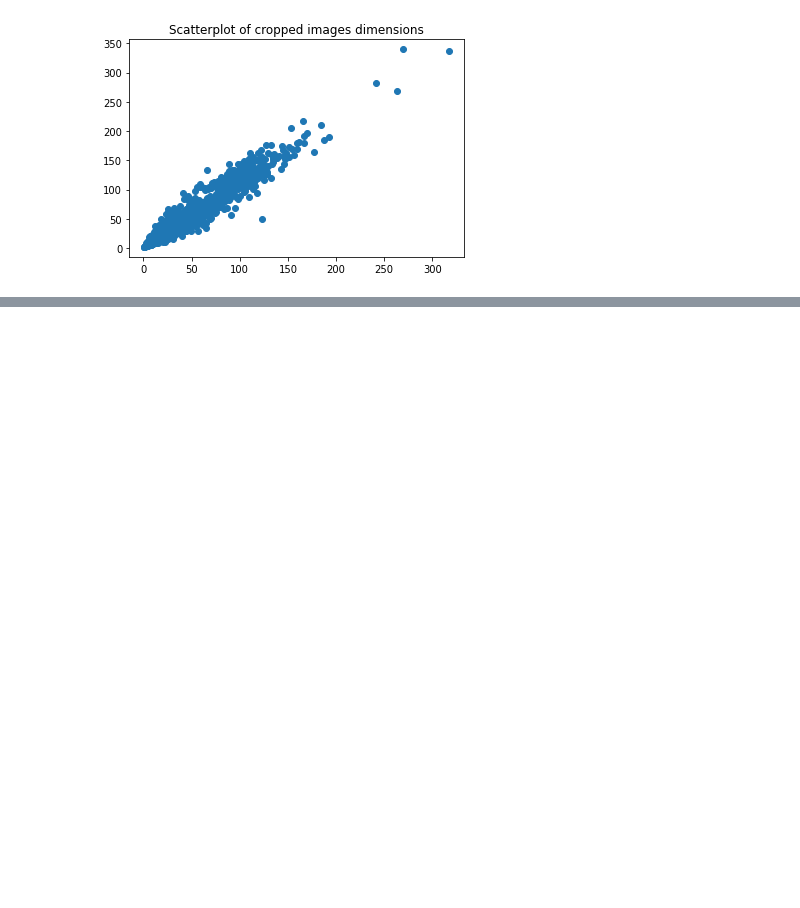
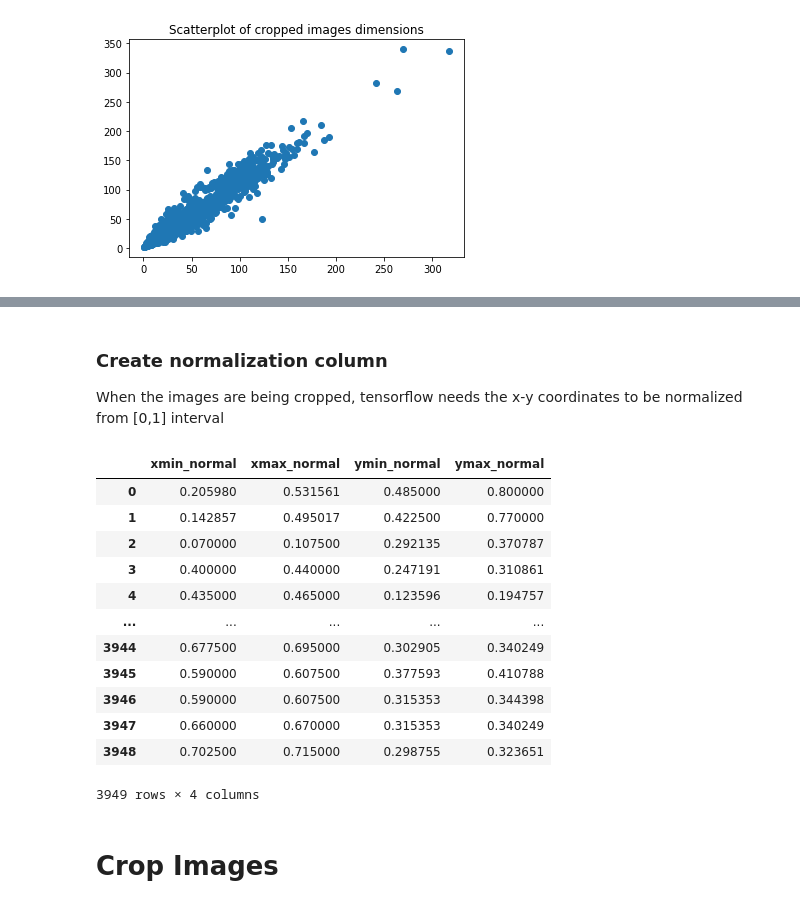
Before and after one commit to sysung/w207-final-project, a Jupyter notebook: main.ipynb, the cells around one changed output, grey strips where cells are left out. Drawn from its saved outputs; the diff is of its cells as text; code cells hidden in the pictures; blank space fills up the shorter version.

```diff
--- a/eda.ipynb
+++ b/main.ipynb
@@ -130,0 +165,26 @@ Text(0.5, 1.0, 'Scatterplot of cropped images dimensions')
+# %% [markdown]
+### Create normalization column
+When the images are being cropped, tensorflow needs the x-y coordinates to be normalized from [0,1] interval
+# %%
+annotations["xmin_normal"] = annotations["xmin"] / annotations["width"]
+annotations["xmax_normal"] = annotations["xmax"] / annotations["width"]
+annotations["ymin_normal"] = annotations["ymin"] / annotations["height"]
+annotations["ymax_normal"] = annotations["ymax"] / annotations["height"]
+
+annotations[["xmin_normal", "xmax_normal", "ymin_normal", "ymax_normal"]]
+# %% [output]
+|  | xmin_normal | xmax_normal | ymin_normal | ymax_normal |
+| 0 | 0.205980 | 0.531561 | 0.485000 | 0.800000 |
+| 1 | 0.142857 | 0.495017 | 0.422500 | 0.770000 |
+| 2 | 0.070000 | 0.107500 | 0.292135 | 0.370787 |
+| 3 | 0.400000 | 0.440000 | 0.247191 | 0.310861 |
+| 4 | 0.435000 | 0.465000 | 0.123596 | 0.194757 |
+| ... | ... | ... | ... | ... |
+| 3944 | 0.677500 | 0.695000 | 0.302905 | 0.340249 |
+| 3945 | 0.590000 | 0.607500 | 0.377593 | 0.410788 |
+| 3946 | 0.590000 | 0.607500 | 0.315353 | 0.344398 |
+| 3947 | 0.660000 | 0.670000 | 0.315353 | 0.340249 |
+| 3948 | 0.702500 | 0.715000 | 0.298755 | 0.323651 |
+3949 rows × 4 columns
+# %% [markdown]
+# Crop Images
```
Also changed, not shown: parts of 20 cells of this notebook.
